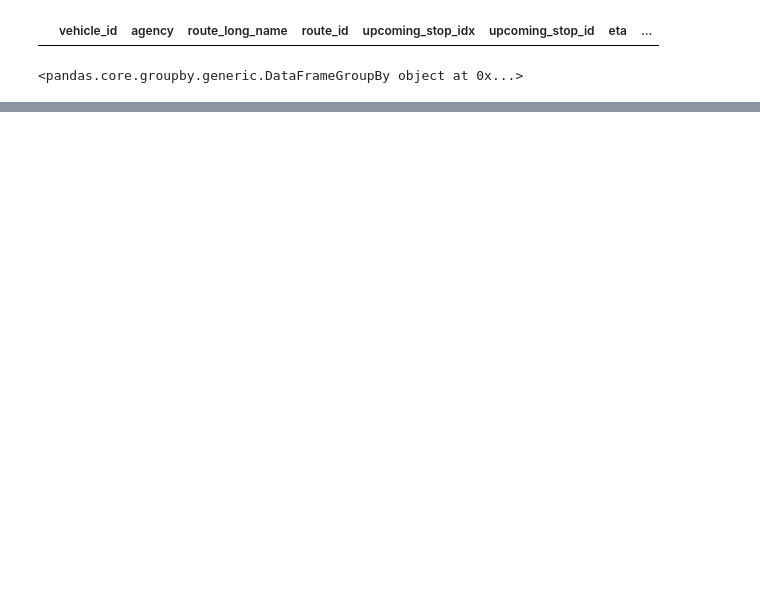
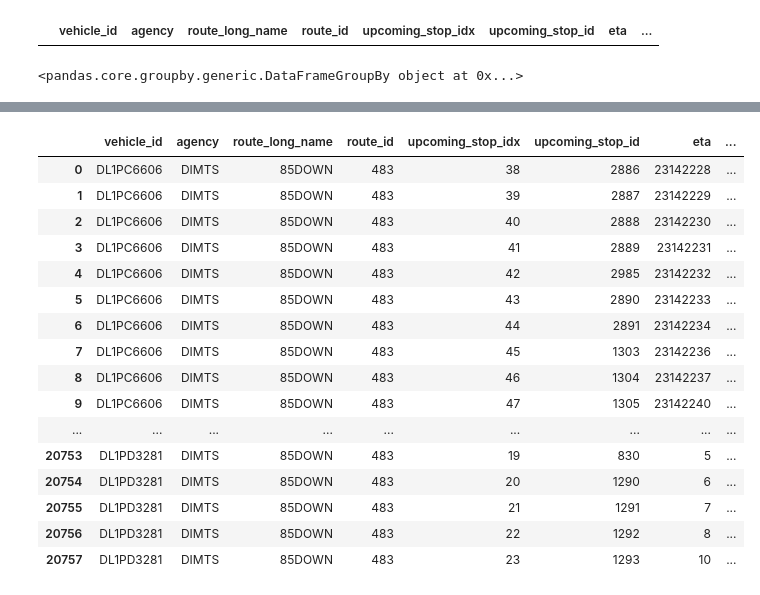
Before and after one commit to ShubhamMT20324/DPM_Project, a Jupyter notebook: E&A.ipynb, the cells around one changed output, grey strips where cells are left out. Saved outputs shown, nothing was run; the diff lists cells and outputs as text; code cells hidden in the pictures; blank space fills up the shorter version.

```diff
--- a/E&A.ipynb
+++ b/E&A.ipynb
@@ -206,0 +209,21 @@ Name: vehicle_id, Length: 603, dtype: int64
+# %%
+df=route_df[route_df.route_long_name == '85DOWN']
+df.head(20)
+# %% [output]
+|  | vehicle_id | agency | route_long_name | route_id | upcoming_stop_idx | upcoming_stop_id | eta | ... |
+| 0 | DL1PC6606 | DIMTS | 85DOWN | 483 | 38 | 2886 | 23142228 | ... |
+| 1 | DL1PC6606 | DIMTS | 85DOWN | 483 | 39 | 2887 | 23142229 | ... |
+| 2 | DL1PC6606 | DIMTS | 85DOWN | 483 | 40 | 2888 | 23142230 | ... |
+| 3 | DL1PC6606 | DIMTS | 85DOWN | 483 | 41 | 2889 | 23142231 | ... |
+| 4 | DL1PC6606 | DIMTS | 85DOWN | 483 | 42 | 2985 | 23142232 | ... |
+| 5 | DL1PC6606 | DIMTS | 85DOWN | 483 | 43 | 2890 | 23142233 | ... |
+| 6 | DL1PC6606 | DIMTS | 85DOWN | 483 | 44 | 2891 | 23142234 | ... |
+| 7 | DL1PC6606 | DIMTS | 85DOWN | 483 | 45 | 1303 | 23142236 | ... |
+| 8 | DL1PC6606 | DIMTS | 85DOWN | 483 | 46 | 1304 | 23142237 | ... |
+| 9 | DL1PC6606 | DIMTS | 85DOWN | 483 | 47 | 1305 | 23142240 | ... |
+| ... | ... | ... | ... | ... | ... | ... | ... | ... |
+| 20753 | DL1PD3281 | DIMTS | 85DOWN | 483 | 19 | 830 | 5 | ... |
+| 20754 | DL1PD3281 | DIMTS | 85DOWN | 483 | 20 | 1290 | 6 | ... |
+| 20755 | DL1PD3281 | DIMTS | 85DOWN | 483 | 21 | 1291 | 7 | ... |
+| 20756 | DL1PD3281 | DIMTS | 85DOWN | 483 | 22 | 1292 | 8 | ... |
+| 20757 | DL1PD3281 | DIMTS | 85DOWN | 483 | 23 | 1293 | 10 | ... |
```
Also changed, not shown: parts of 25 cells of this notebook, 3 other files.
